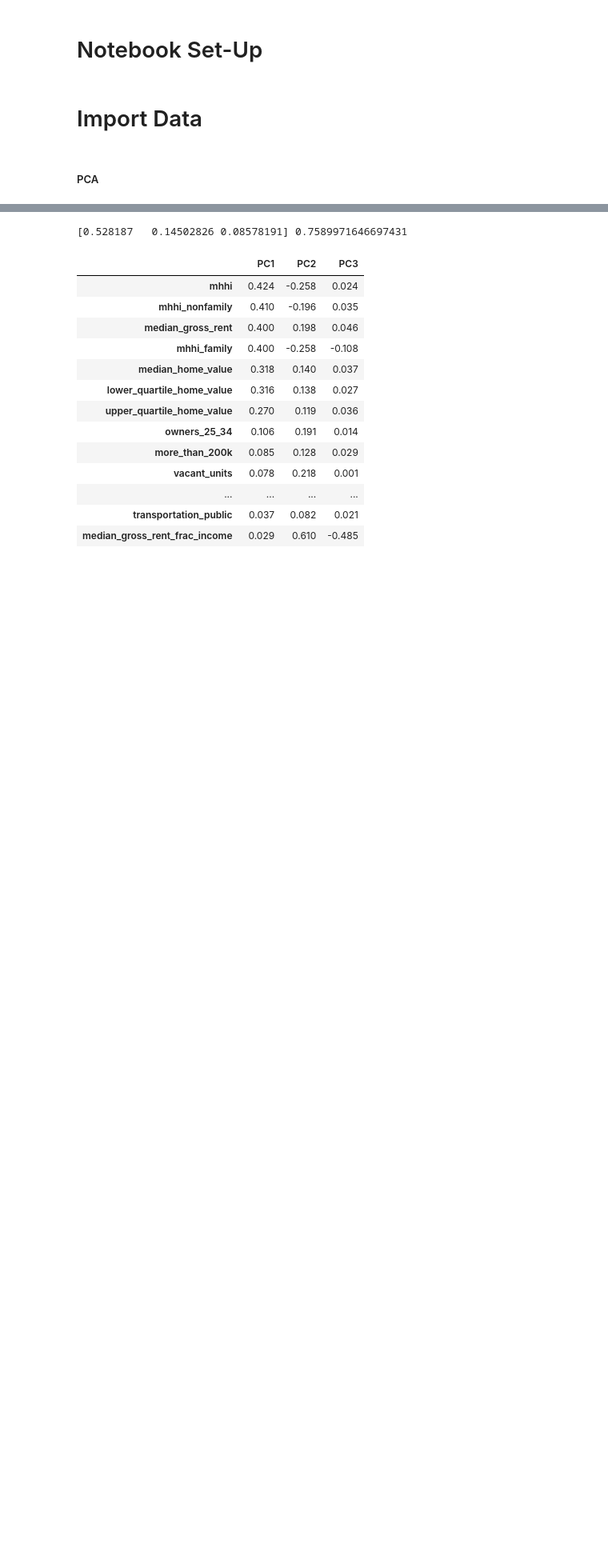
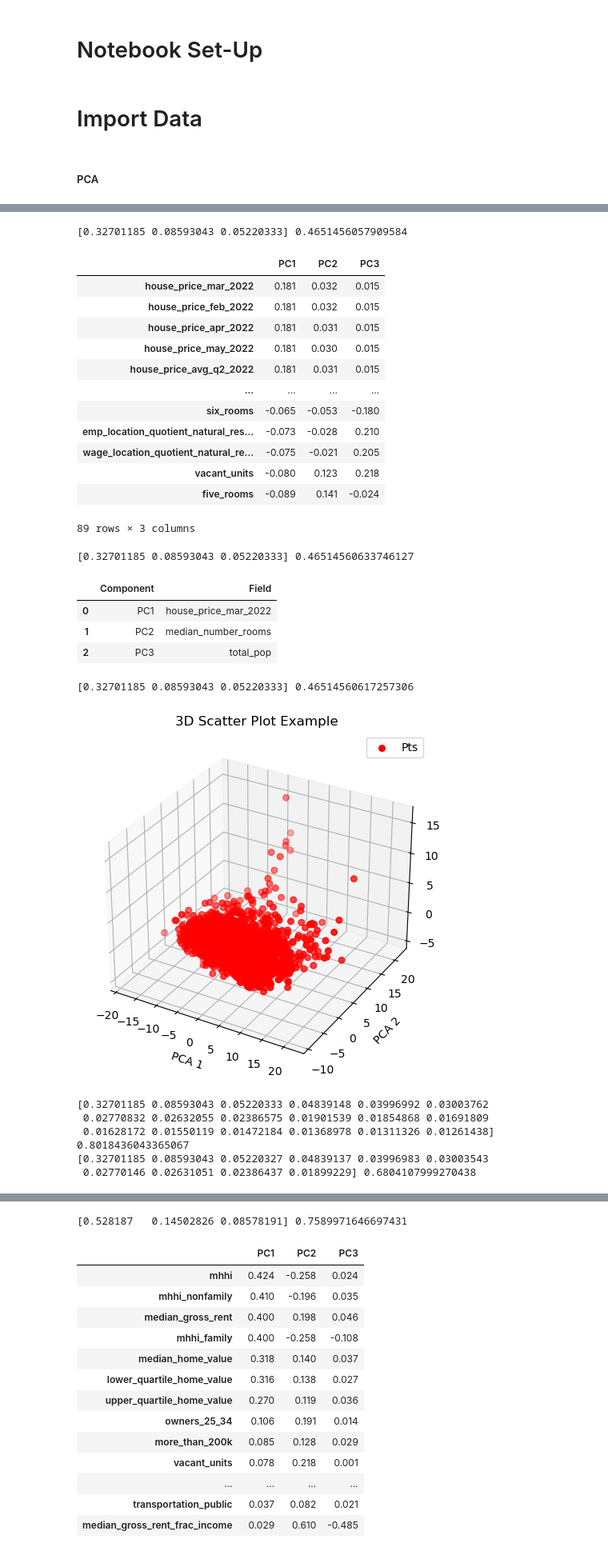
Before and after one commit to RyanZimmermanNWU/Northwestern-MSDS-Capstone-2023, a Jupyter notebook: Scripts/c. Feature Extraction and Creation.ipynb, the cells around one changed output, grey strips where cells are left out. Shown at 80% size. Saved outputs shown, nothing was run; the diff lists cells and outputs as text; code cells hidden in the pictures; blank space fills up the shorter version.

```diff
--- a/Scripts/c. Feature Extraction and Creation.ipynb
+++ b/Scripts/c. Feature Extraction and Creation.ipynb
@@ -88,0 +189,40 @@ def perform_pca(df_set, pca_param):
+# %%
+###################
+#%pylab
+#%matplotlib inline
+display(perform_pca(final_log_ss, 3)[0])
+
+display(perform_pca(final_log_ss, 3)[1])
+
+pca_plot(perform_pca(final_log_ss, 3)[2])
+
+# Excel Output
+perform_pca(final_log_ss, .80)[0].to_csv(r'C:\Users\Mattl\Desktop\Data\final_log_ss_pca_loadings.csv')
+perform_pca(final_log_ss, 10)[2].to_csv(r'C:\Users\Mattl\Desktop\Data\final_log_ss_pca_components.csv')
+# %% [output]
+[0.32701185 0.08593043 0.05220333] 0.4651456057909584
+|  | PC1 | PC2 | PC3 |
+| house_price_mar_2022 | 0.181 | 0.032 | 0.015 |
+| house_price_feb_2022 | 0.181 | 0.032 | 0.015 |
+| house_price_apr_2022 | 0.181 | 0.031 | 0.015 |
+| house_price_may_2022 | 0.181 | 0.030 | 0.015 |
+| house_price_avg_q2_2022 | 0.181 | 0.031 | 0.015 |
+| ... | ... | ... | ... |
+| six_rooms | -0.065 | -0.053 | -0.180 |
+| emp_location_quotient_natural_res... | -0.073 | -0.028 | 0.210 |
+| wage_location_quotient_natural_re... | -0.075 | -0.021 | 0.205 |
+| vacant_units | -0.080 | 0.123 | 0.218 |
+| five_rooms | -0.089 | 0.141 | -0.024 |
+89 rows × 3 columns
+[0.32701185 0.08593043 0.05220333] 0.46514560633746127
+|  | Component | Field |
+| 0 | PC1 | house_price_mar_2022 |
+| 1 | PC2 | median_number_rooms |
+| 2 | PC3 | total_pop |
+[0.32701185 0.08593043 0.05220333] 0.46514560617257306
+[figure, added]
+[0.32701185 0.08593043 0.05220333 0.04839148 0.03996992 0.03003762
+ 0.02770832 0.02632055 0.02386575 0.01901539 0.01854868 0.01691809
+ 0.01628172 0.01550119 0.01472184 0.01368978 0.01311326 0.01261438] 0.8018436043365067
+[0.32701185 0.08593043 0.05220327 0.04839137 0.03996983 0.03003543
+ 0.02770146 0.02631051 0.02386437 0.01899229] 0.6804107999270438
```
Also changed, not shown: parts of 25 cells of this notebook, 1 other file.
